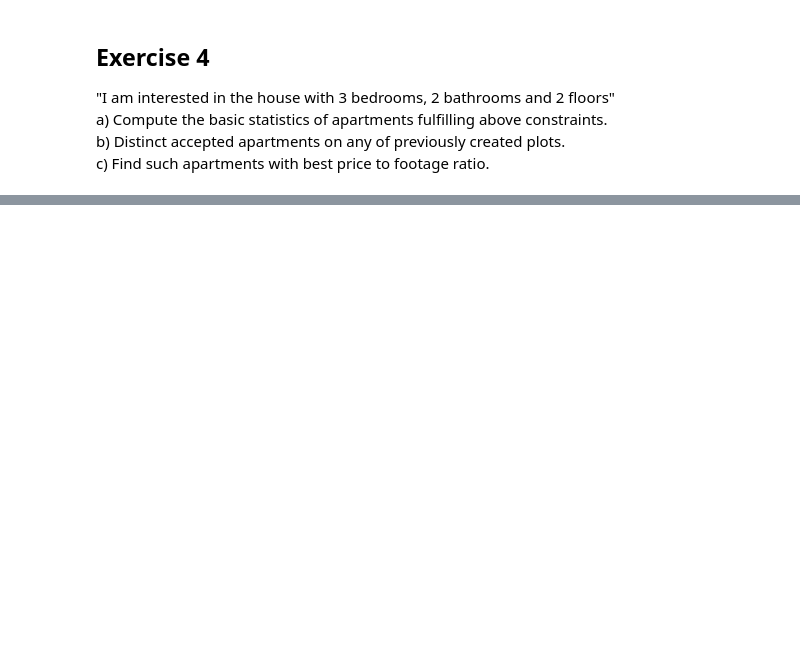
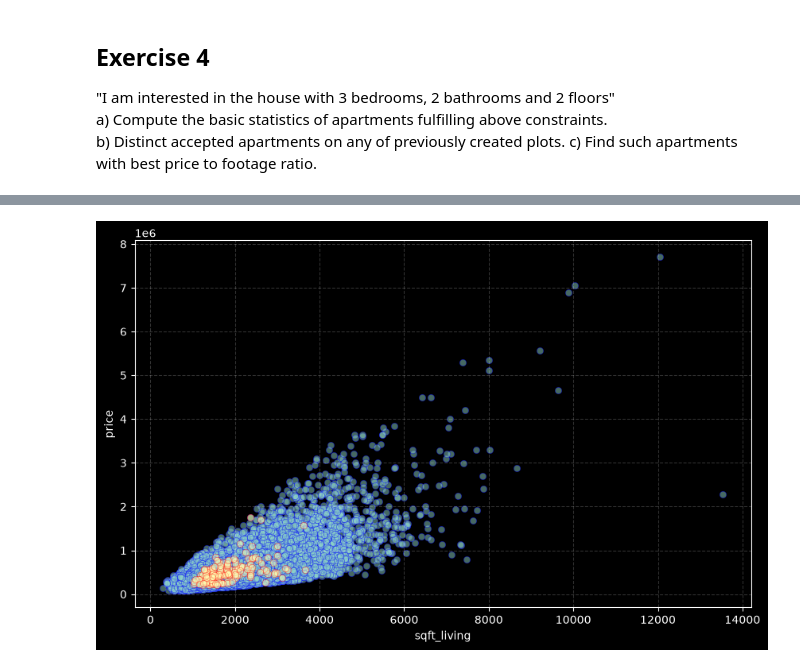
Before and after one commit to Maxiur/DataScience, a Jupyter notebook: Task1/Assignment_DataExploration_without_code.ipynb, the cells around one changed output, grey strips where cells are left out. Cells and saved outputs as stored; diff of their text form; code cells hidden in the pictures; blank space fills up the shorter version.

```diff
--- a/Task1/Assignment_DataExploration_without_code.ipynb
+++ b/Task1/Assignment_DataExploration_without_code.ipynb
@@ -150,6 +155,7 @@ c) Find such apartments with best price to footage ratio.
 # %%
 #a)
 #Your code:
-
+filtered_data = df.loc[(df['bedrooms'] == 3) & (df['bathrooms'] == 2) & (df['floors'] == 2)].copy()
+print(filtered_data.describe())
 
 #Hint: pandas.DataFrame.loc
@@ -159,3 +172,16 @@ c) Find such apartments with best price to footage ratio.
+# %%
+#b)
+#Your code:
+#It returns fig and ax in tuple
+_, ax = plt.subplots(figsize=(10, 6))
+ax.scatter(df['sqft_living'], df['price'], alpha=0.5, edgecolors='blue', linewidths=0.5)
+ax.scatter(filtered_data['sqft_living'], filtered_data['price'], alpha=0.5, edgecolors='red', linewidths=0.5)
+plt.xlabel("sqft_living")
+plt.ylabel("price")
+plt.grid(True, linestyle='--', alpha=0.2)
+plt.show()
+# %% [output]
+[figure, added]
 # %%
 #c)
 #Your code:
```
Also changed, not shown: parts of 8 cells of this notebook.
